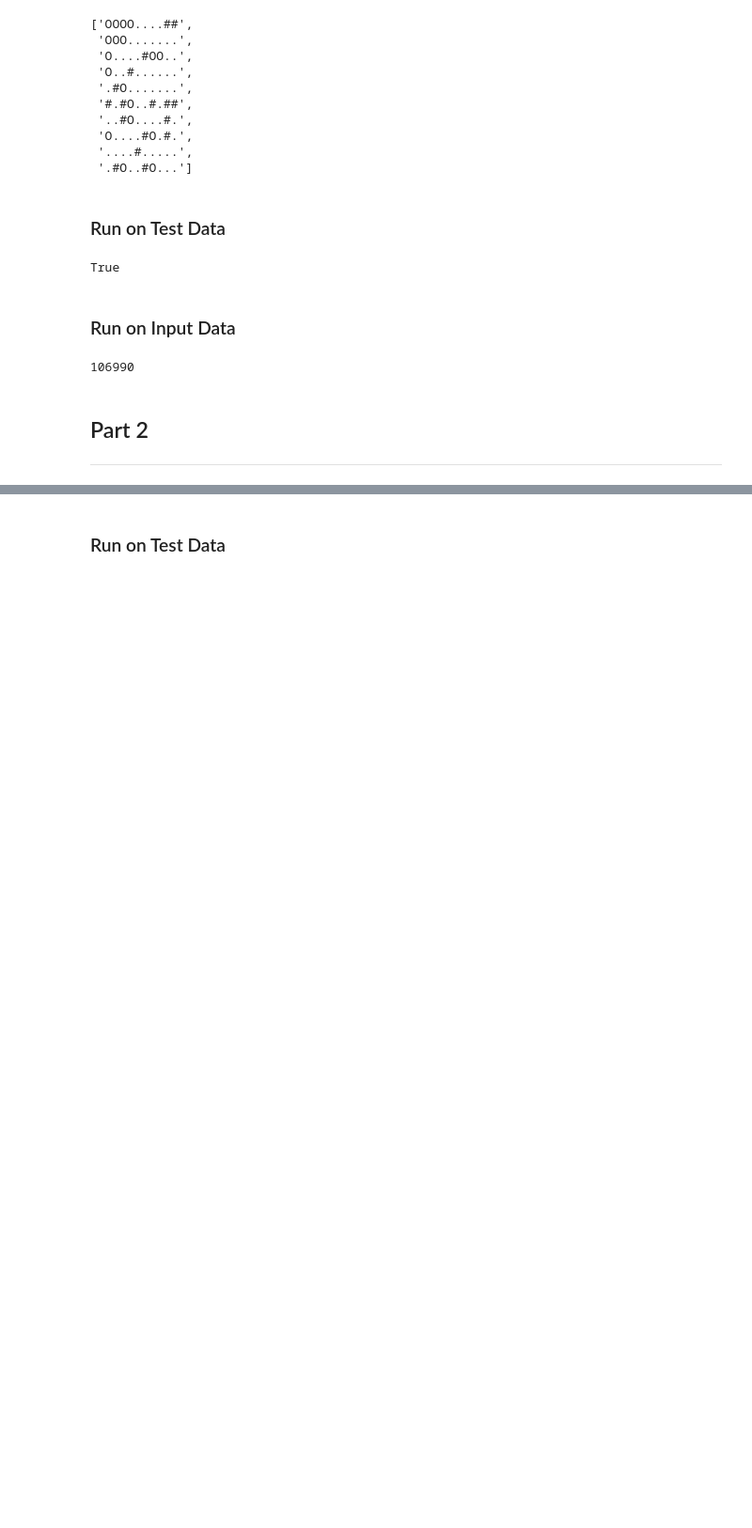
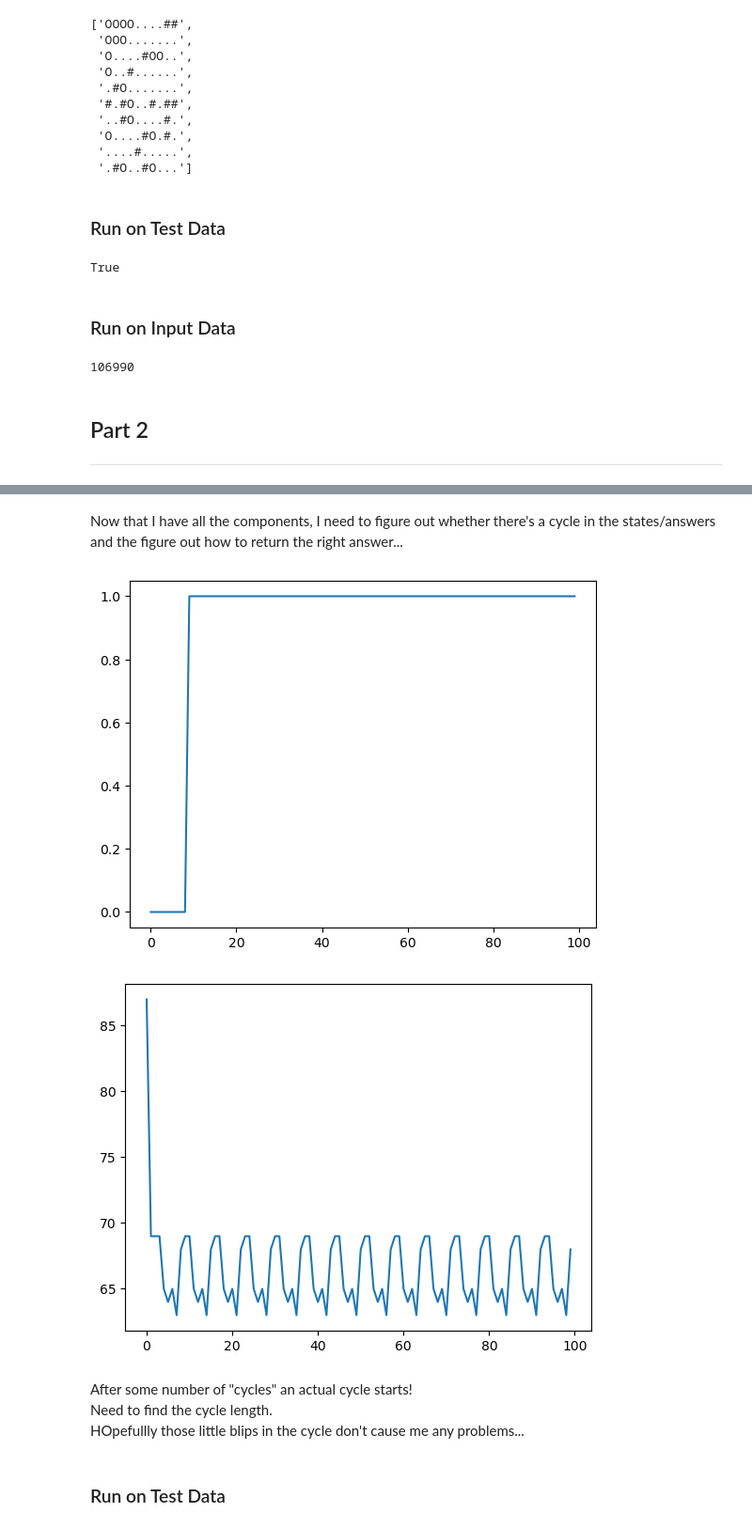
Before and after one commit to kevinxperese/advent-of-code, a Jupyter notebook: 2023/notebooks/day-14.ipynb, the cells around one changed output, grey strips where cells are left out. Shown at 94% size. Cells and saved outputs as stored; diff of their text form; code cells hidden in the pictures; blank space fills up the shorter version.

```diff
--- a/2023/notebooks/day-14.ipynb
+++ b/2023/notebooks/day-14.ipynb
@@ -102,0 +196,15 @@ solve1(tilt_north(parse("platform")))
+# %%
+def cycle(platform):
+    for _ in range(4):
+        platform = rotate(tilt_up(platform))
+
+    return platform
+# %%
+def get_answer(platform):
+    answer = 0
+    for i, line in enumerate(platform):
+        answer += (len(platform) - i) * line.count("O")
+
+    return answer
+# %% [markdown]
+Now that I have all the components, I need to figure out whether there's a cycle in the states/answers and the figure out how to return the right answer...
@@ -102,0 +213,31 @@ solve1(tilt_north(parse("platform")))
+# %%
+def look_for_cycles(platform, n):
+    states = []
+    dummies = []
+    answers = []
+
+    for _ in range(int(n)):
+        platform = cycle(platform)
+        state = "".join(platform)
+
+        if state not in states:
+            dummies.append(False)
+            states.append(state)
+        else:
+            dummies.append(True)
+
+        answers.append(get_answer(platform))
+
+    plt.plot(dummies)
+    plt.show()
+    plt.clf()
+    plt.plot(answers)
+# %%
+look_for_cycles(parse("test_platform"), 100)
+# %% [output]
+[figure, added]
+[figure, added]
+# %% [markdown]
+After some number of "cycles" an actual cycle starts!
+Need to find the cycle length.
+HOpefullly those little blips in the cycle don't cause me any problems...
```
Also changed, not shown: parts of 15 cells of this notebook, 3 other files.
